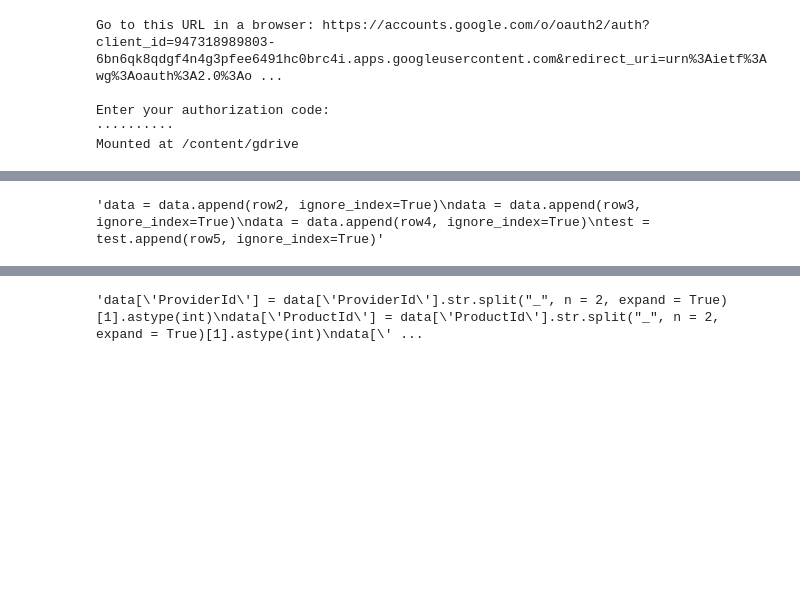
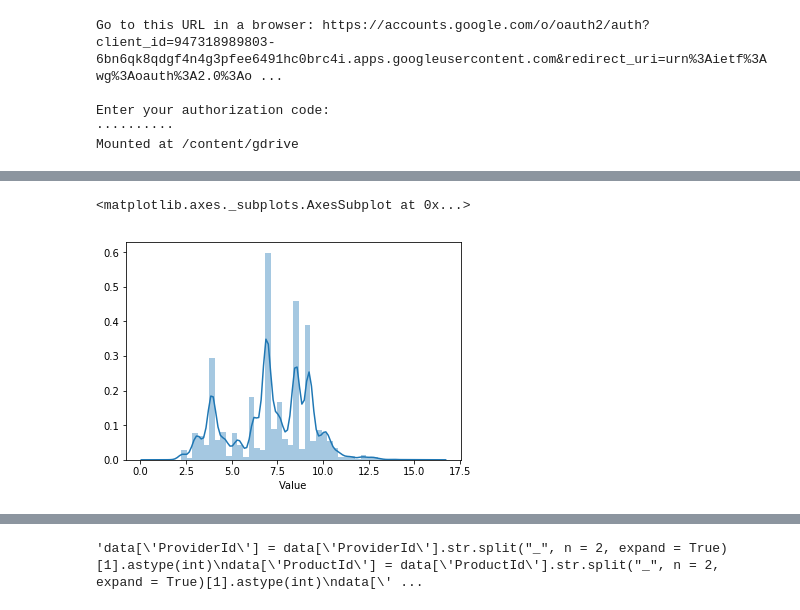
Before and after one commit to Younes-Charfaoui/ML-Projects, a Jupyter notebook: xente_fraud_detection/Fraud_Card_Detection_V2.ipynb, the cells around one changed output, grey strips where cells are left out. Cells and saved outputs as stored; diff of their text form; code cells hidden in the pictures; blank space fills up the shorter version.

```diff
--- a/xente_fraud_detection/Fraud_Card_Detection_V2.ipynb
+++ b/xente_fraud_detection/Fraud_Card_Detection_V2.ipynb
@@ -35,0 +38,5 @@ data.head()
+# %%
+sns.distplot(testm.Value.transform(np.log))
+# %% [output]
+<matplotlib.axes._subplots.AxesSubplot at 0x...>
+[figure, added]
@@ -36,22 +46,20 @@ data.head()
 # %%
-row1 = {'ChannelId':'ChannelId_4'	, 'Amount':97,
-           'Value': 22, 'TransactionStartTime':'2018-11-15T02:18:49Z', 'FraudResult' : 0}
-'''row2 = {'ProviderId':'ProviderId_4', 'ProductId':'ProductId_18', 'ProductCategory': 'airtime', 'ChannelId':'ChannelId_4'	, 'Amount':97,
+row1 = {'ChannelId':'ChannelId_4'	, 'ProviderId':'ProviderId_4', 'ProductId':'ProductId_17', 'ProductCategory': 'airtime', 'Amount' : 22,
+           'Value': 22, 'TransactionStartTime':'2018-11-15T02:18:49Z', 'FraudResult' : 0 , 'PricingStrategy': 2}
+row2 = {'ProviderId':'ProviderId_4', 'ProductId':'ProductId_18', 'ProductCategory': 'airtime', 'ChannelId':'ChannelId_4'	, 'Amount':97,
            'Value': 22, 'TransactionStartTime':'2018-11-15T02:18:49Z', 'PricingStrategy': 2, 'FraudResult' : 0}
 row3 = {'ProviderId':'ProviderId_4', 'ProductId':'ProductId_25', 'ProductCategory': 'airtime', 'ChannelId':'ChannelId_4'	, 'Amount':97,
            'Value': 22, 'TransactionStartTime':'2018-11-15T02:18:49Z', 'PricingStrategy': 2, 'FraudResult' : 0}
 row4 = {'ProviderId':'ProviderId_4', 'ProductId':'ProductId_26', 'ProductCategory': 'airtime', 'ChannelId':'ChannelId_4'	, 'Amount':97,
            'Value': 22, 'TransactionStartTime':'2018-11-15T02:18:49Z', 'PricingStrategy': 2, 'FraudResult' : 0}
 row5 = {'ProviderId':'ProviderId_4', 'ProductId':'ProductId_12', 'ProductCategory': 'airtime', 'ChannelId':'ChannelId_4'	, 'Amount':97,
-           'Value': 22, 'TransactionStartTime':'2018-11-15T02:18:49Z', 'PricingStrategy': 2}'''
+           'Value': 22, 'TransactionStartTime':'2018-11-15T02:18:49Z', 'PricingStrategy': 2}
 #append row to the dataframe
 data = data.append(row1, ignore_index=True)
-'''data = data.append(row2, ignore_index=True)
+data = data.append(row2, ignore_index=True)
 data = data.append(row3, ignore_index=True)
 data = data.append(row4, ignore_index=True)
-test = test.append(row5, ignore_index=True)'''
+test = test.append(row5, ignore_index=True)
-# %% [output]
-'data = data.append(row2, ignore_index=True)\ndata = data.append(row3, ignore_index=True)\ndata = data.append(row4, ignore_index=True)\ntest = test.append(row5, ignore_index=True)'
 # %%
 test.shape , data.shape
 # %% [output]
```
Also changed, not shown: parts of 54 cells of this notebook.
